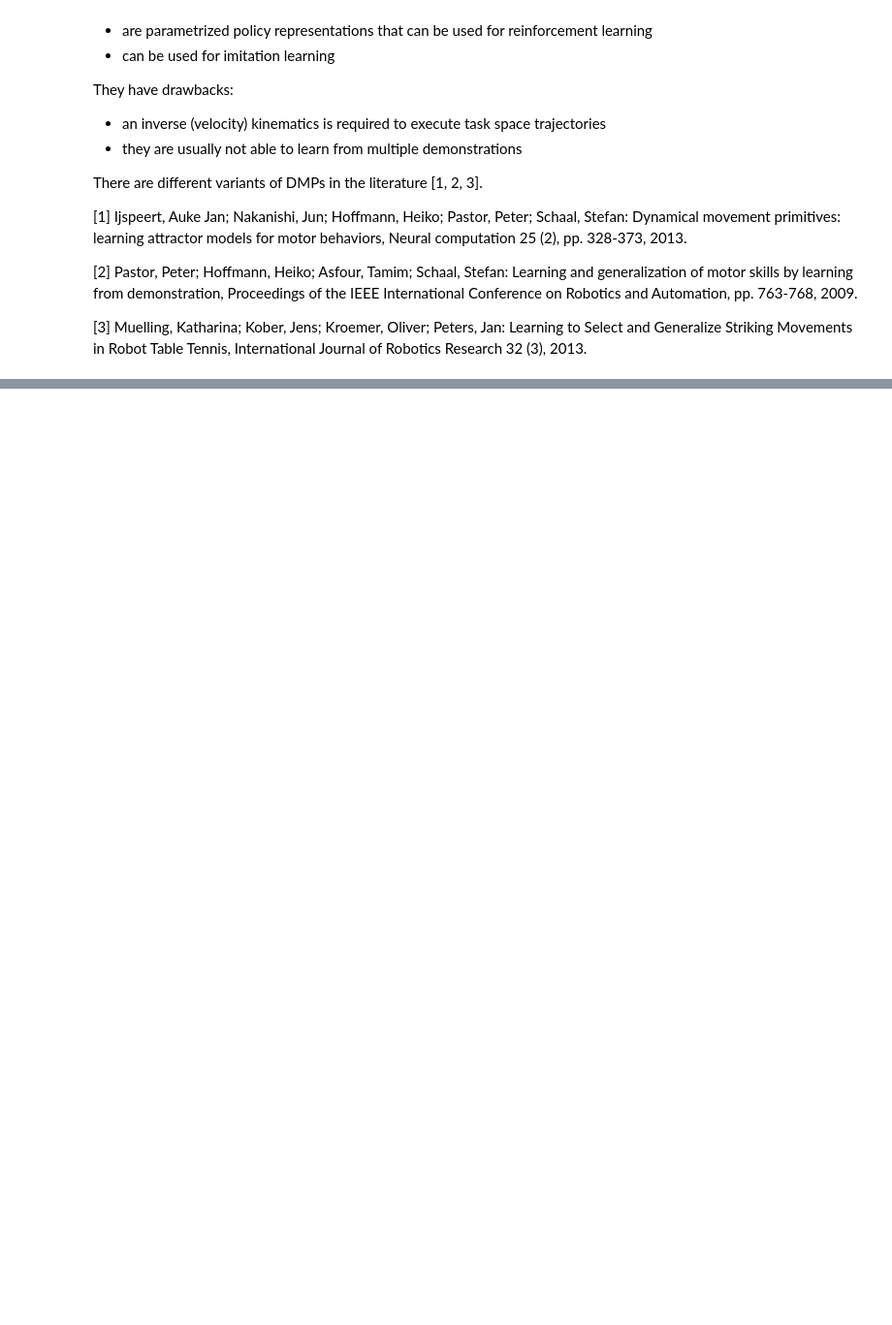
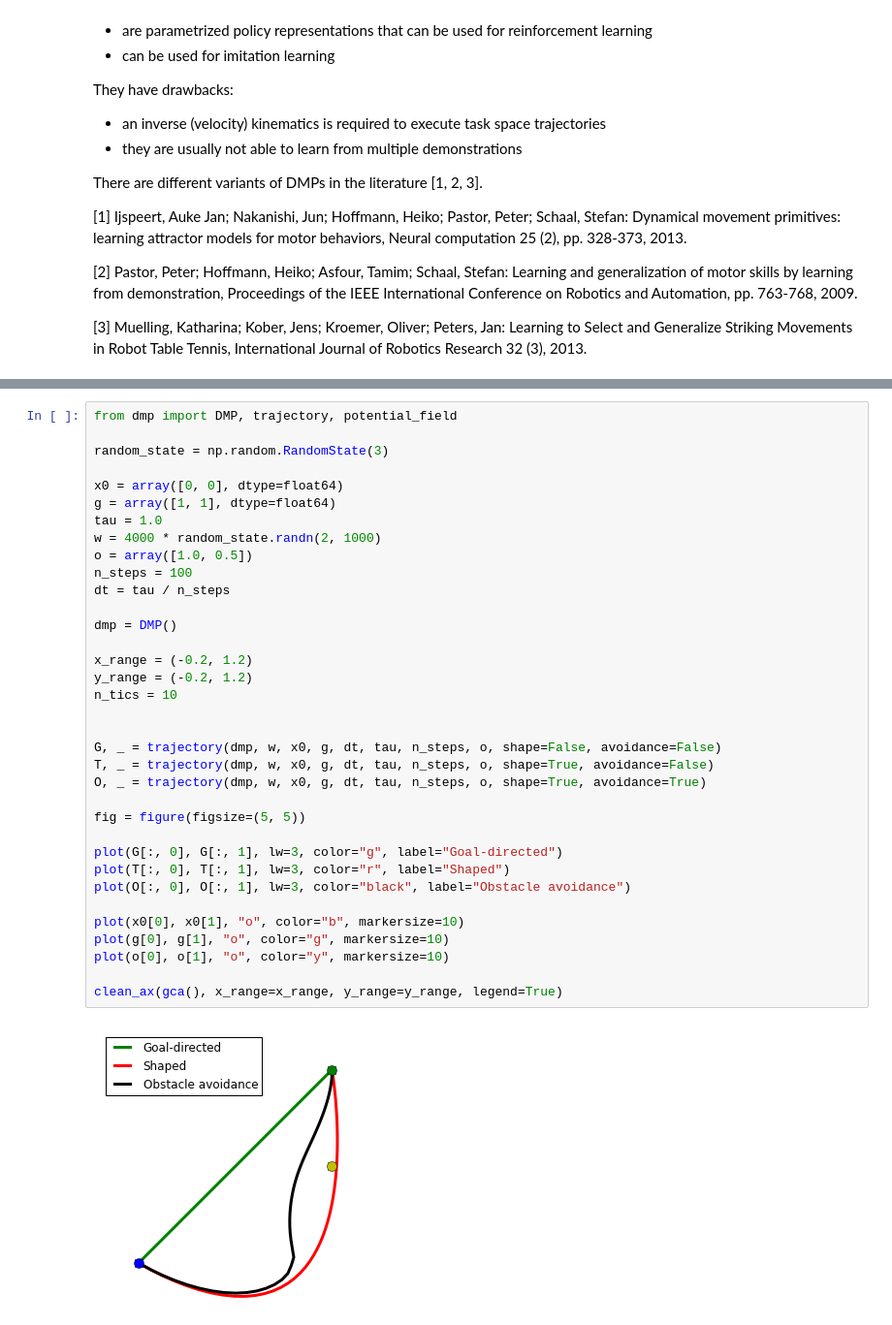
Before and after one commit to AlexanderFabisch/PyDMP, a Jupyter notebook: DMP.ipynb, the cells around one changed output, grey strips where cells are left out. Shown at 97% size. Saved outputs shown, nothing was run; the diff lists cells and outputs as text; blank space fills up the shorter version.

```diff
--- a/DMP.ipynb
+++ b/DMP.ipynb
@@ -114 +40,38 @@ plot(o[0], o[1], "o", color="y", markersize=10)
+# %%
+from dmp import DMP, trajectory, potential_field
+
+random_state = np.random.RandomState(3)
+
+x0 = array([0, 0], dtype=float64)
+g = array([1, 1], dtype=float64)
+tau = 1.0
+w = 4000 * random_state.randn(2, 1000)
+o = array([1.0, 0.5])
+n_steps = 100
+dt = tau / n_steps
+
+dmp = DMP()
+
+x_range = (-0.2, 1.2)
+y_range = (-0.2, 1.2)
+n_tics = 10
+
+
+G, _ = trajectory(dmp, w, x0, g, dt, tau, n_steps, o, shape=False, avoidance=False)
+T, _ = trajectory(dmp, w, x0, g, dt, tau, n_steps, o, shape=True, avoidance=False)
+O, _ = trajectory(dmp, w, x0, g, dt, tau, n_steps, o, shape=True, avoidance=True)
+
+fig = figure(figsize=(5, 5))
+
+plot(G[:, 0], G[:, 1], lw=3, color="g", label="Goal-directed")
+plot(T[:, 0], T[:, 1], lw=3, color="r", label="Shaped")
+plot(O[:, 0], O[:, 1], lw=3, color="black", label="Obstacle avoidance")
+
+plot(x0[0], x0[1], "o", color="b", markersize=10)
+plot(g[0], g[1], "o", color="g", markersize=10)
+plot(o[0], o[1], "o", color="y", markersize=10)
+
+clean_ax(gca(), x_range=x_range, y_range=y_range, legend=True)
+# %% [output]
+[figure, added]
 # %%
```
Also changed, not shown: parts of 7 cells of this notebook, 1 other file.
